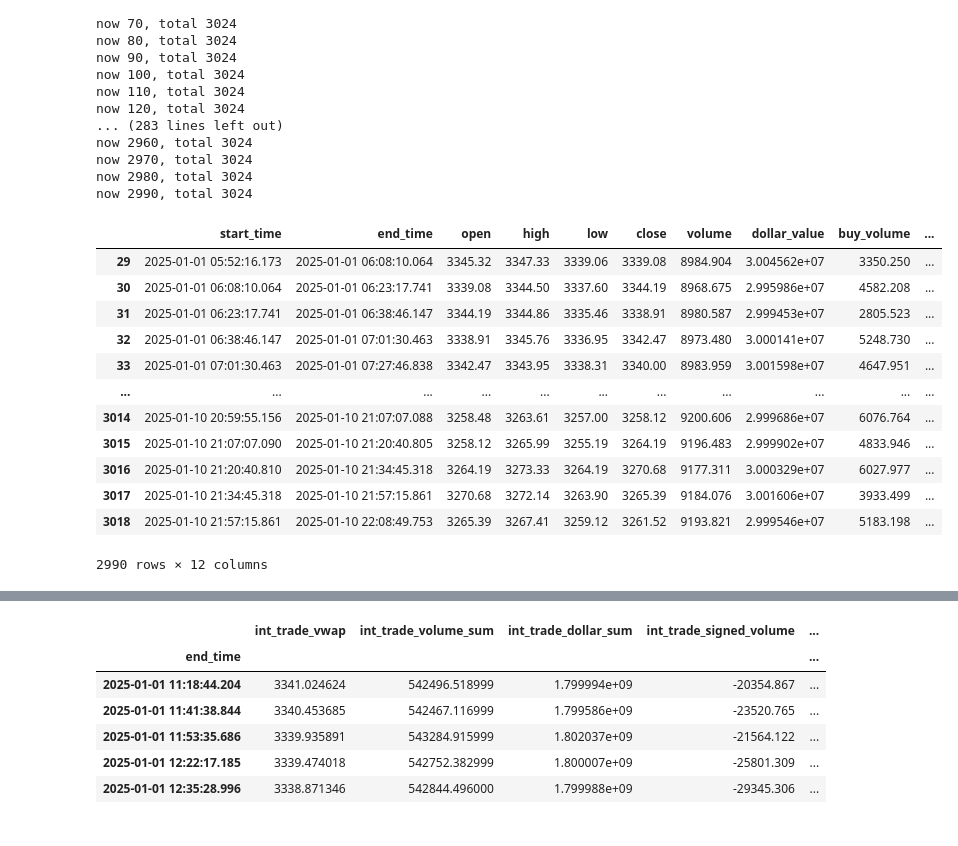
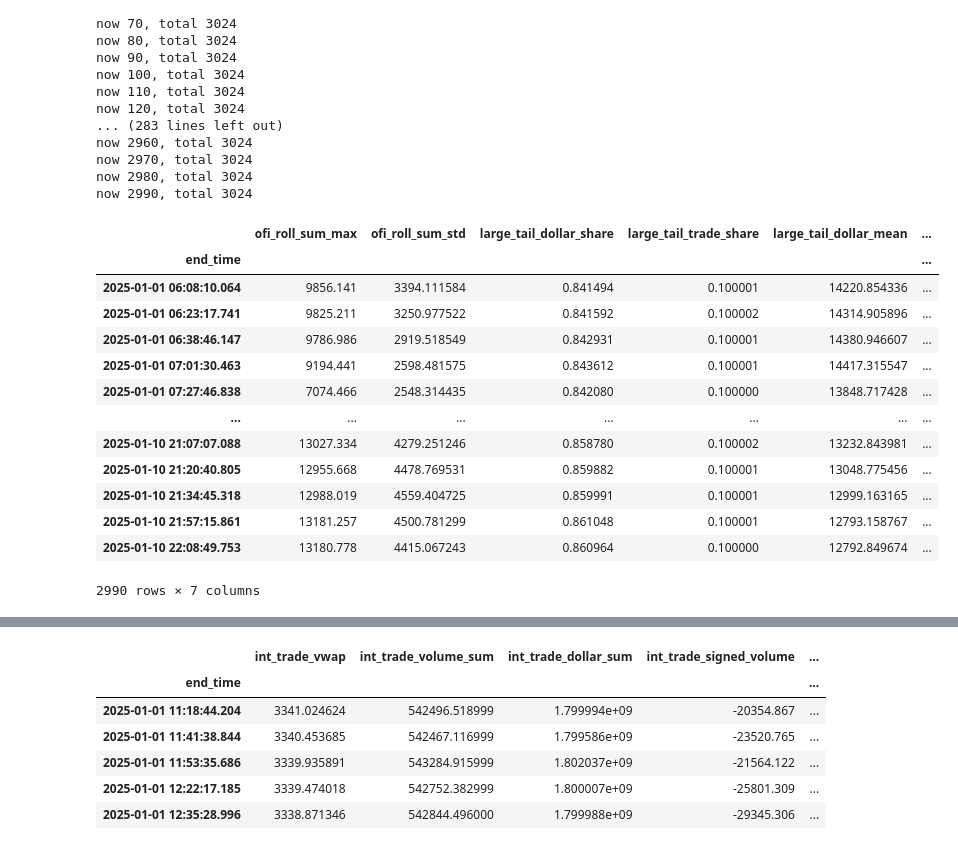
Before and after one commit to aamingaa/crypto-trade, a Jupyter notebook: strategy/fusion/hourly_pipeline.ipynb, the cells around one changed output, grey strips where cells are left out. Drawn from its saved outputs; the diff is of its cells as text; code cells hidden in the pictures.

```diff
--- a/strategy/fusion/hourly_pipeline.ipynb
+++ b/strategy/fusion/hourly_pipeline.ipynb
@@ -1004,23 +1043,24 @@ now 2990, total 3024
 # %%
 # X2.drop(columns=['interval_start', 'interval_end'], inplace=True)
 # y2.drop(columns=['end_time'], inplace=True)
-bars
+X2
 # X2
 # y2
 # %% [output]
-|  | start_time | end_time | open | high | low | close | volume | dollar_value | buy_volume | ... |
-| 29 | 2025-01-01 05:52:16.173 | 2025-01-01 06:08:10.064 | 3345.32 | 3347.33 | 3339.06 | 3339.08 | 8984.904 | 3.004562e+07 | 3350.250 | ... |
-| 30 | 2025-01-01 06:08:10.064 | 2025-01-01 06:23:17.741 | 3339.08 | 3344.50 | 3337.60 | 3344.19 | 8968.675 | 2.995986e+07 | 4582.208 | ... |
-| 31 | 2025-01-01 06:23:17.741 | 2025-01-01 06:38:46.147 | 3344.19 | 3344.86 | 3335.46 | 3338.91 | 8980.587 | 2.999453e+07 | 2805.523 | ... |
-| 32 | 2025-01-01 06:38:46.147 | 2025-01-01 07:01:30.463 | 3338.91 | 3345.76 | 3336.95 | 3342.47 | 8973.480 | 3.000141e+07 | 5248.730 | ... |
-| 33 | 2025-01-01 07:01:30.463 | 2025-01-01 07:27:46.838 | 3342.47 | 3343.95 | 3338.31 | 3340.00 | 8983.959 | 3.001598e+07 | 4647.951 | ... |
-| ... | ... | ... | ... | ... | ... | ... | ... | ... | ... | ... |
-| 3014 | 2025-01-10 20:59:55.156 | 2025-01-10 21:07:07.088 | 3258.48 | 3263.61 | 3257.00 | 3258.12 | 9200.606 | 2.999686e+07 | 6076.764 | ... |
-| 3015 | 2025-01-10 21:07:07.090 | 2025-01-10 21:20:40.805 | 3258.12 | 3265.99 | 3255.19 | 3264.19 | 9196.483 | 2.999902e+07 | 4833.946 | ... |
-| 3016 | 2025-01-10 21:20:40.810 | 2025-01-10 21:34:45.318 | 3264.19 | 3273.33 | 3264.19 | 3270.68 | 9177.311 | 3.000329e+07 | 6027.977 | ... |
-| 3017 | 2025-01-10 21:34:45.318 | 2025-01-10 21:57:15.861 | 3270.68 | 3272.14 | 3263.90 | 3265.39 | 9184.076 | 3.001606e+07 | 3933.499 | ... |
-| 3018 | 2025-01-10 21:57:15.861 | 2025-01-10 22:08:49.753 | 3265.39 | 3267.41 | 3259.12 | 3261.52 | 9193.821 | 2.999546e+07 | 5183.198 | ... |
+|  | ofi_roll_sum_max | ofi_roll_sum_std | large_tail_dollar_share | large_tail_trade_share | large_tail_dollar_mean | ... |
+| end_time |  |  |  |  |  | ... |
+| 2025-01-01 06:08:10.064 | 9856.141 | 3394.111584 | 0.841494 | 0.100001 | 14220.854336 | ... |
+| 2025-01-01 06:23:17.741 | 9825.211 | 3250.977522 | 0.841592 | 0.100002 | 14314.905896 | ... |
+| 2025-01-01 06:38:46.147 | 9786.986 | 2919.518549 | 0.842931 | 0.100001 | 14380.946607 | ... |
+| 2025-01-01 07:01:30.463 | 9194.441 | 2598.481575 | 0.843612 | 0.100001 | 14417.315547 | ... |
+| 2025-01-01 07:27:46.838 | 7074.466 | 2548.314435 | 0.842080 | 0.100000 | 13848.717428 | ... |
+| ... | ... | ... | ... | ... | ... | ... |
+| 2025-01-10 21:07:07.088 | 13027.334 | 4279.251246 | 0.858780 | 0.100002 | 13232.843981 | ... |
+| 2025-01-10 21:20:40.805 | 12955.668 | 4478.769531 | 0.859882 | 0.100001 | 13048.775456 | ... |
+| 2025-01-10 21:34:45.318 | 12988.019 | 4559.404725 | 0.859991 | 0.100001 | 12999.163165 | ... |
+| 2025-01-10 21:57:15.861 | 13181.257 | 4500.781299 | 0.861048 | 0.100001 | 12793.158767 | ... |
+| 2025-01-10 22:08:49.753 | 13180.778 | 4415.067243 | 0.860964 | 0.100000 | 12792.849674 | ... |
-2990 rows × 12 columns
+2990 rows × 7 columns
 # %%
 X2_y_pd = pd.concat([X2, y2], axis=1)
 # %%
```
Also changed, not shown: parts of 5 cells of this notebook, 1 other file.
